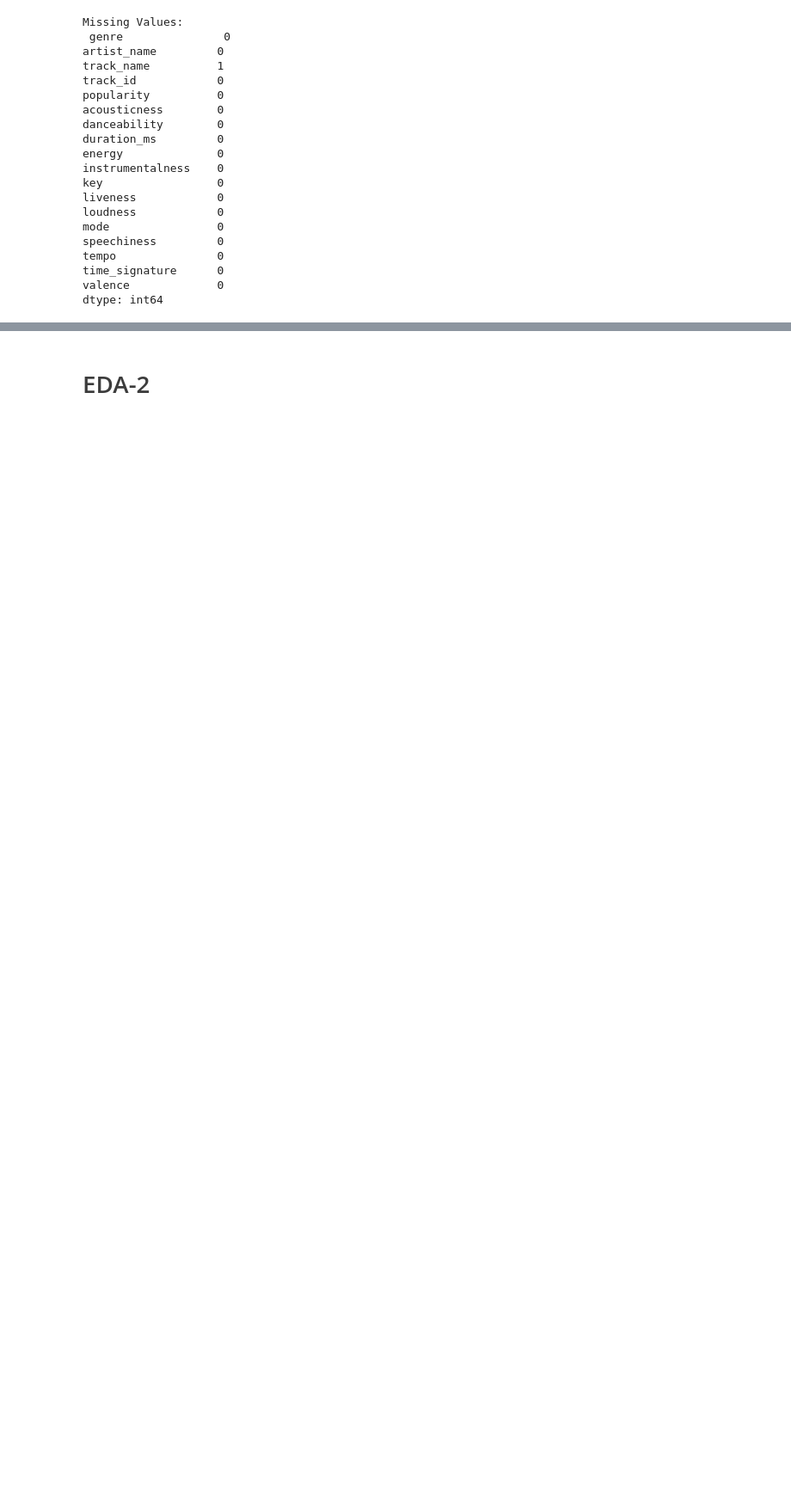
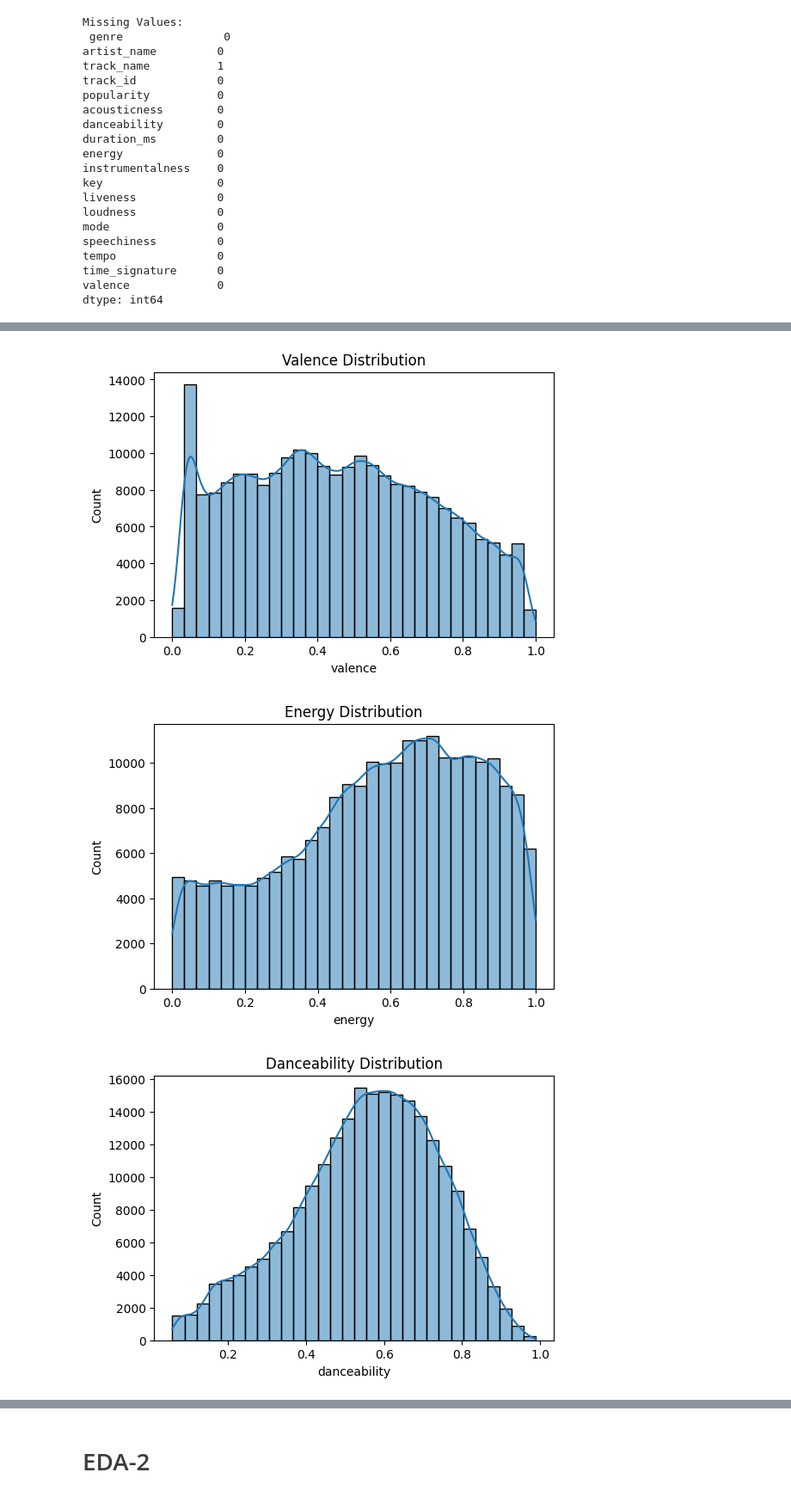
Before and after one commit to cayetana-h/Moodify, a Jupyter notebook: project.ipynb, the cells around one changed output, grey strips where cells are left out. Shown: that part at 86% size. Drawn from its saved outputs; the diff is of its cells as text; code cells hidden in the pictures; blank space fills up the shorter version.

```diff
--- a/project.ipynb
+++ b/project.ipynb
@@ -69,0 +103,16 @@ memory usage: 32.0+ MB
+# %%
+import matplotlib.pyplot as plt
+import seaborn as sns
+
+audio_features = ['valence', 'energy', 'danceability', 'acousticness', 'tempo', 'liveness', 'speechiness']
+
+# Distribution plots
+for feature in audio_features:
+    plt.figure(figsize=(6, 4))
+    sns.histplot(df[feature], kde=True, bins=30)
+    plt.title(f'{feature.capitalize()} Distribution')
+    plt.show()
+# %% [output]
+[figure, added]
+[figure, added]
+[figure, added]
```
Also changed, not shown: parts of 9 cells of this notebook.
